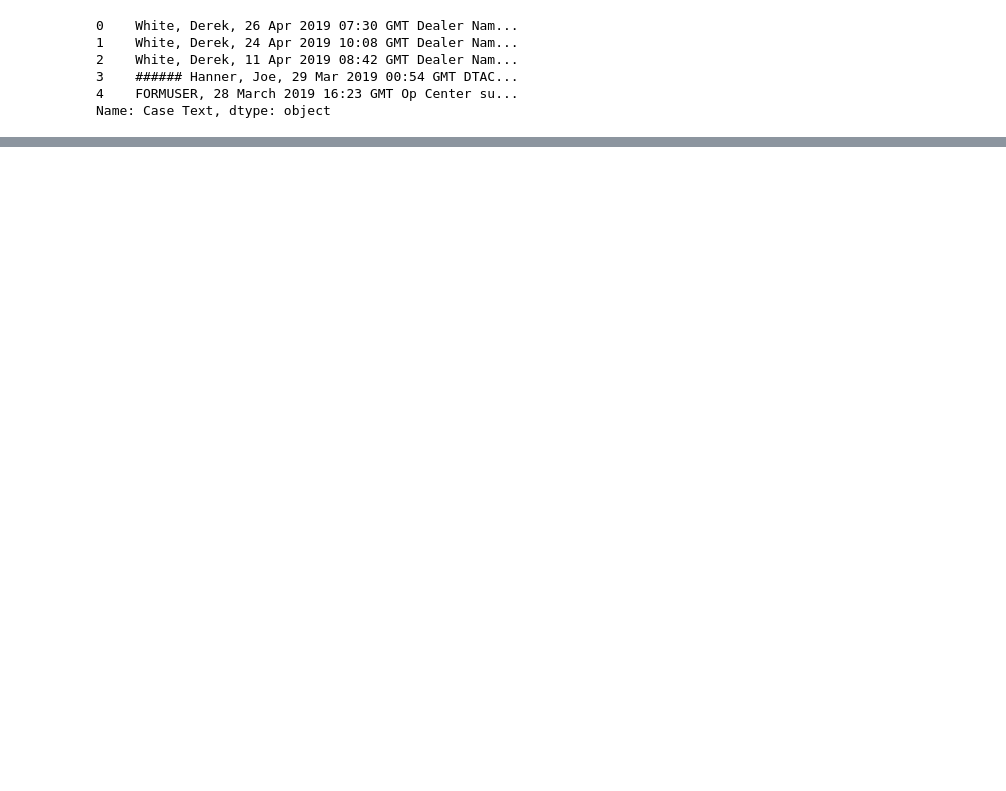
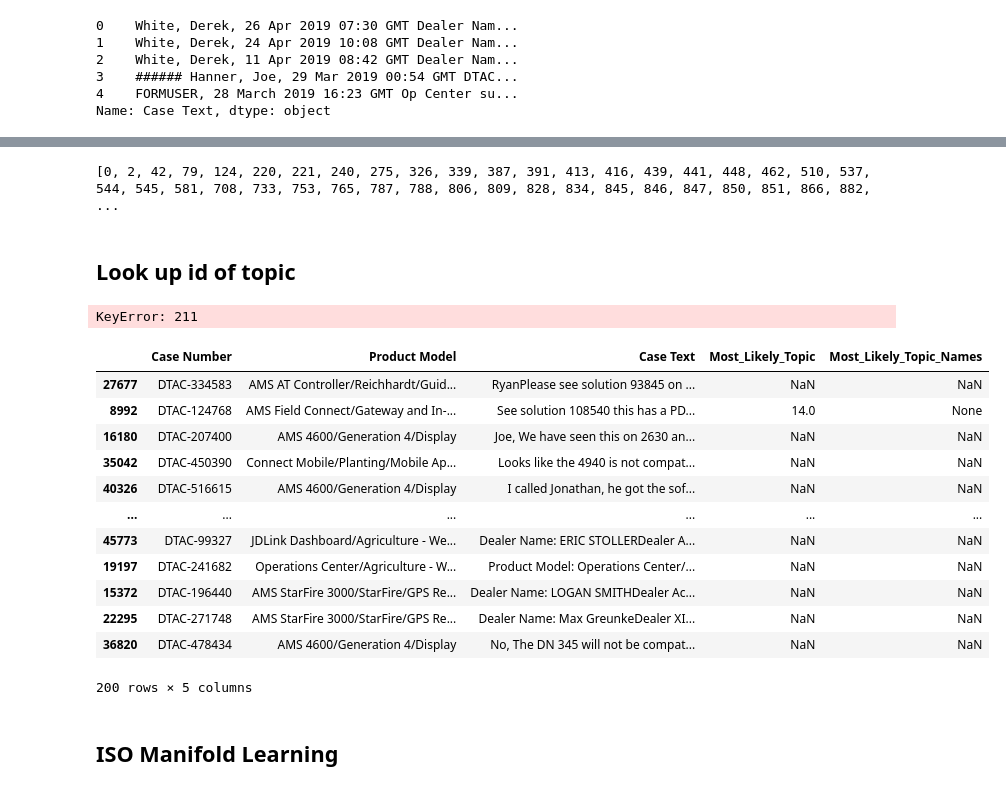
Before and after one commit to WalczRobert/LDA_Proofing, a Jupyter notebook: LDA_proofing.ipynb, the cells around one changed output, grey strips where cells are left out. Saved outputs shown, nothing was run; the diff lists cells and outputs as text; code cells hidden in the pictures; blank space fills up the shorter version.

```diff
--- a/LDA_proofing.ipynb
+++ b/LDA_proofing.ipynb
@@ -228,0 +299,13 @@ MemoryError:
+# %%
+def get_topic (identifier,top_words=100):
+    for topic_id,topic_word_probs in enumerate(lda_model.components_): #how often a word oppears with topic
+        if topic_id == identifier:
+            top_feature_names = [feature_names[i] for i in topic_word_probs.argsort()[: -top_words -1 :-1]]
+            print (" ".join(top_feature_names))
+# %%
+topic_id_topic_mapping={}
+
+for i in range(20):
+    topic_id_topic_mapping[i] = get_topic(i, top_words=3)
+
+topic_id_topic_mapping
@@ -228,0 +353,4 @@ MemoryError:
+# %%
+topic_to_doc_mapping={}
+topic_list=[]
+topic_names=[]
@@ -228,0 +374,31 @@ MemoryError:
+# %%
+print (topic_to_doc_mapping[0][:100])
+# %% [output]
+[0, 2, 42, 79, 124, 220, 221, 240, 275, 326, 339, 387, 391, 413, 416, 439, 441, 448, 462, 510, 537, 544, 545, 581, 708, 733, 753, 765, 787, 788, 806, 809, 828, 834, 845, 846, 847, 850, 851, 866, 882,  ...
+# %% [markdown]
+## Look up id of topic
+# %%
+topic_of_interest  = 211
+doc_ids = topic_to_doc_mapping[topic_of_interest][:4]
+for doc_index in doc_ids:
+    print(x.iloc[doc_index])
+# %% [output]
+KeyError: 211
+# %%
+dbpedia_df.sample(200)
+# %% [output]
+|  | Case Number | Product Model | Case Text | Most_Likely_Topic | Most_Likely_Topic_Names |
+| 27677 | DTAC-334583 | AMS AT Controller/Reichhardt/Guid... | RyanPlease see solution 93845 on ... | NaN | NaN |
+| 8992 | DTAC-124768 | AMS Field Connect/Gateway and In-... | See solution 108540 this has a PD... | 14.0 | None |
+| 16180 | DTAC-207400 | AMS 4600/Generation 4/Display | Joe, We have seen this on 2630 an... | NaN | NaN |
+| 35042 | DTAC-450390 | Connect Mobile/Planting/Mobile Ap... | Looks like the 4940 is not compat... | NaN | NaN |
+| 40326 | DTAC-516615 | AMS 4600/Generation 4/Display | I called Jonathan, he got the sof... | NaN | NaN |
+| ... | ... | ... | ... | ... | ... |
+| 45773 | DTAC-99327 | JDLink Dashboard/Agriculture - We... | Dealer Name: ERIC STOLLERDealer A... | NaN | NaN |
+| 19197 | DTAC-241682 | Operations Center/Agriculture - W... | Product Model: Operations Center/... | NaN | NaN |
+| 15372 | DTAC-196440 | AMS StarFire 3000/StarFire/GPS Re... | Dealer Name: LOGAN SMITHDealer Ac... | NaN | NaN |
+| 22295 | DTAC-271748 | AMS StarFire 3000/StarFire/GPS Re... | Dealer Name: Max GreunkeDealer XI... | NaN | NaN |
+| 36820 | DTAC-478434 | AMS 4600/Generation 4/Display | No, The DN 345 will not be compat... | NaN | NaN |
+200 rows × 5 columns
+# %% [markdown]
+## ISO Manifold Learning
```
Also changed, not shown: parts of 39 cells of this notebook.
